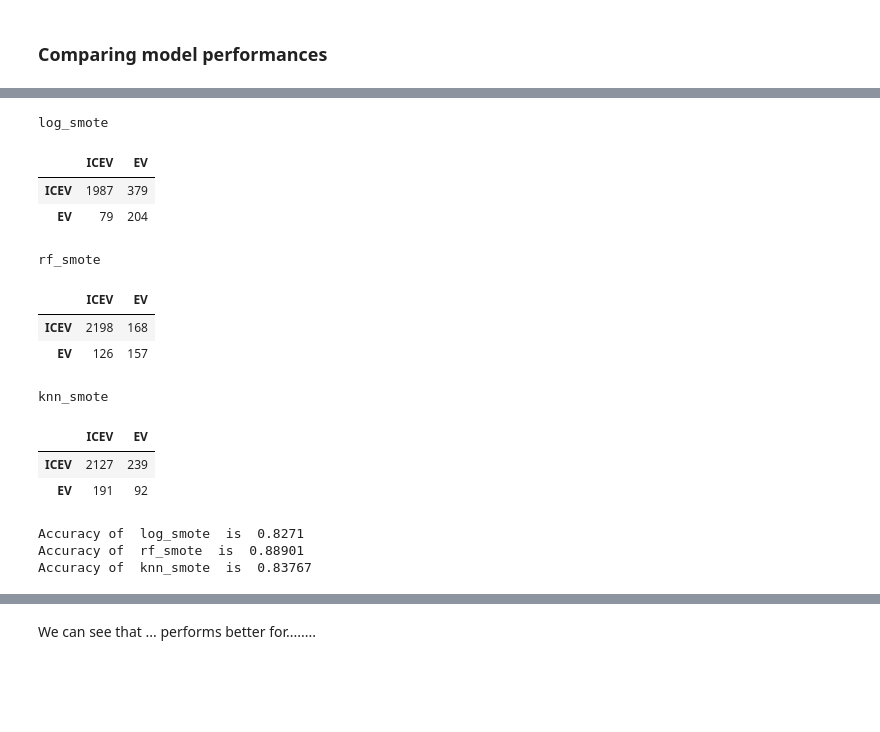
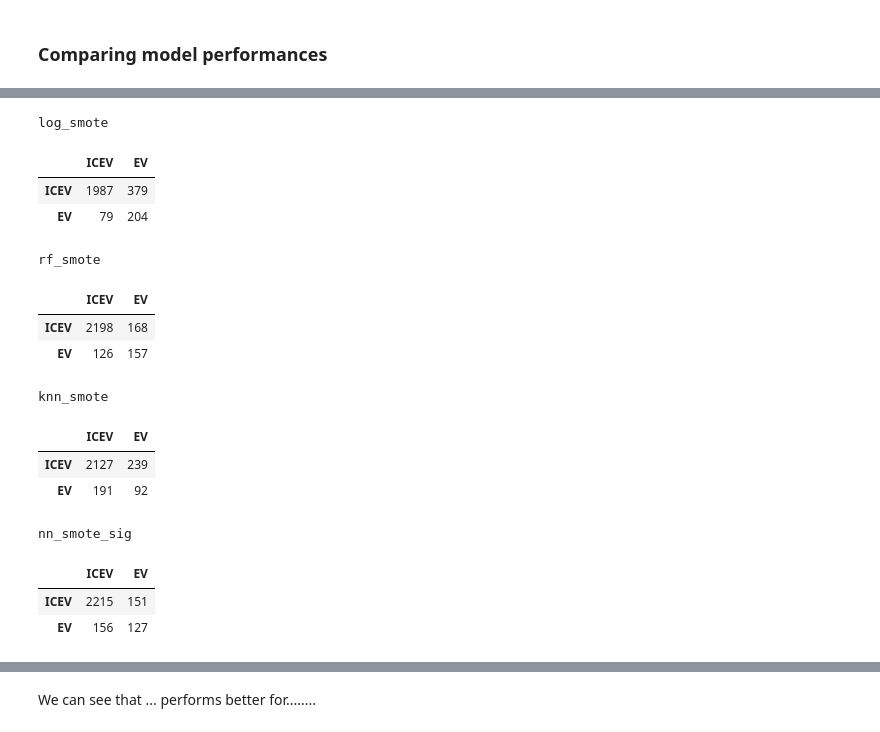
Before and after one commit to KoralleB/CA_Vehicle, a Jupyter notebook: notebook/Performance.ipynb, the cells around one changed output, grey strips where cells are left out. Saved outputs shown, nothing was run; the diff lists cells and outputs as text; code cells hidden in the pictures; blank space fills up the shorter version.

```diff
--- a/notebook/Performance.ipynb
+++ b/notebook/Performance.ipynb
@@ -46,33 +51,26 @@ pr_plot(label,recall,precision)
 # %%
-cm_log_smote = np.load('../output_files/cm_log_smote.npy')
-cm_rf_smote = np.load('../output_files/cm_rf_smote.npy')
-cm_knn_smote = np.load('../output_files/cm_knn_smote.npy')
+cm_log = np.load('../output_files/cm_log_smote.npy')
+cm_rf = np.load('../output_files/cm_rf_smote.npy')
+cm_knn = np.load('../output_files/cm_knn_smote.npy')
+cm_nn = np.load('../output_files/cm_nn_smote_2.npy')
 
-label = ['log_smote','rf_smote','knn_smote']
-cm = [cm_log_smote,cm_rf_smote,cm_knn_smote]
+label = ['log_smote','rf_smote','knn_smote','nn_smote_sig']
+cm = [cm_log,cm_rf,cm_knn,cm_nn]
 conf_mat(label, cm)
 # %% [output]
 log_smote
 |  | ICEV | EV |
 | ICEV | 1987 | 379 |
 | EV | 79 | 204 |
 rf_smote
 |  | ICEV | EV |
 | ICEV | 2198 | 168 |
 | EV | 126 | 157 |
 knn_smote
 |  | ICEV | EV |
 | ICEV | 2127 | 239 |
 | EV | 191 | 92 |
+nn_smote_sig
+|  | ICEV | EV |
+| ICEV | 2215 | 151 |
+| EV | 156 | 127 |
-# %%
-acc_log_smote = np.load('../output_files/acc_log_smote.npy')
-acc_rf_smote = np.load('../output_files/acc_rf_smote.npy')
-acc_knn_smote = np.load('../output_files/acc_knn_smote.npy')
-
-label = ['log_smote','rf_smote','knn_smote']
-acc = [acc_log_smote,acc_rf_smote,acc_knn_smote]
-acc_print(label,acc)
-# %% [output]
-Accuracy of  log_smote  is  0.8271
-Accuracy of  rf_smote  is  0.88901
-Accuracy of  knn_smote  is  0.83767
```
Also changed, not shown: parts of 4 cells of this notebook, 2 other files.
